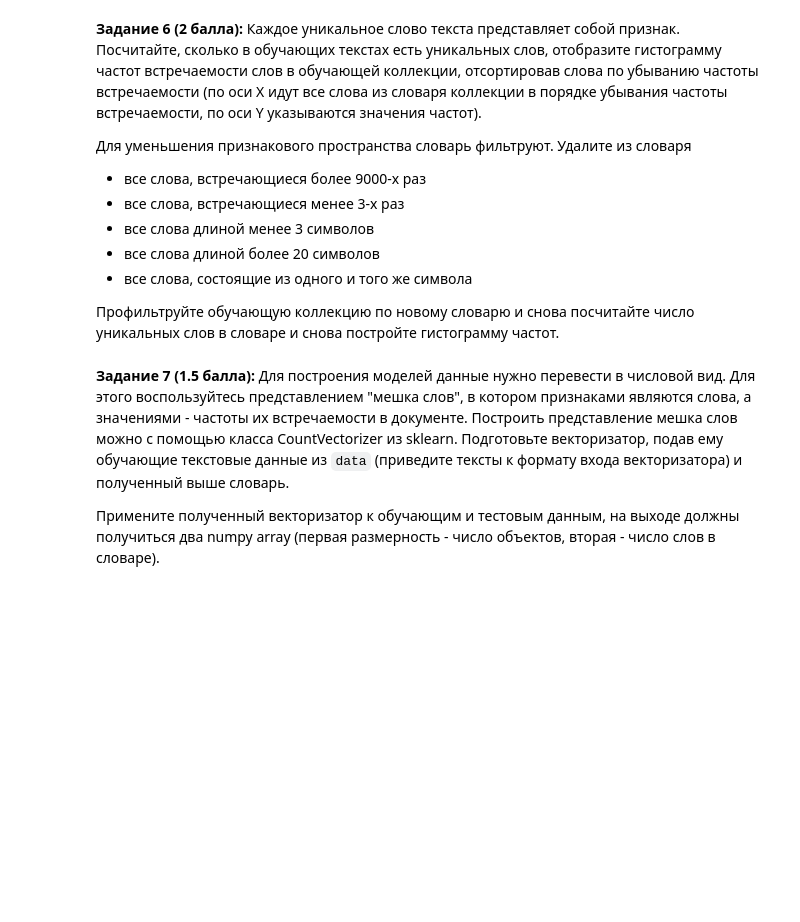
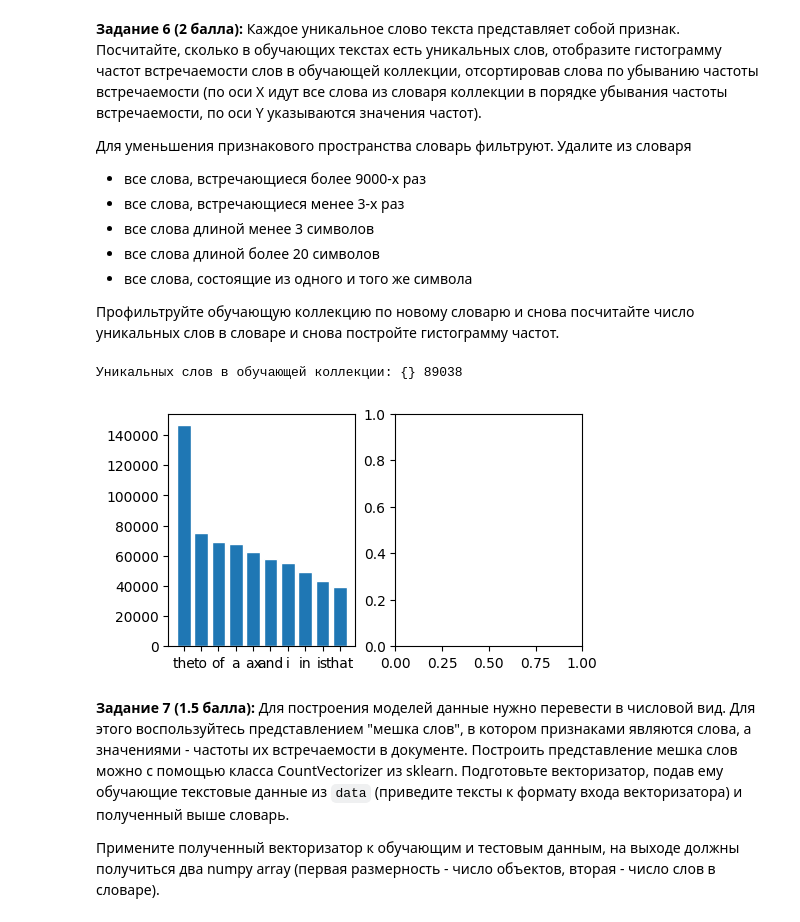
Before and after one commit to YaroslavFYPM/mipt-python, a Jupyter notebook: tasks/03-data-ml.ipynb, the cells around one changed output. Drawn from its saved outputs; the diff is of its cells as text; code cells hidden in the pictures; blank space fills up the shorter version.

```diff
--- a/tasks/03-data-ml.ipynb
+++ b/tasks/03-data-ml.ipynb
@@ -215,3 +210,26 @@ def task_6():
+# %%
+from collections import Counter
+
+vocabulary = Counter()
+
+def task_6():
+    global vocabulary
+    for row, data in new_data.iterrows():
+        if data['is_train']:
+            vocabulary += Counter(data['pp_text'])
+
+    print("Уникальных слов в обучающей коллекции: {}",format(len(vocabulary)))
+
+    fig, axs = plt.subplots(1, 2, figsize=(5, 2.7), layout='constrained')
+
+    words = [x[0] for x in vocabulary.most_common(10)]
+    frequency = [x[1] for x in vocabulary.most_common(10)]
+    axs[0].bar(words, frequency, width=0.8, edgecolor="white")
+# %%
+task_6()
+# %% [output]
+Уникальных слов в обучающей коллекции: {} 89038
+[figure, added]
 # %% [markdown]
 __Задание 7 (1.5 балла):__ Для построения моделей данные нужно перевести в числовой вид. Для этого воспользуйтесь представлением "мешка слов", в котором признаками являются слова, а значениями - частоты их встречаемости в документе. Построить представление мешка слов можно с помощью класса CountVectorizer из sklearn. Подготовьте векторизатор, подав ему обучающие текстовые данные из `data` (приведите тексты к формату входа векторизатора) и полученный выше словарь.
 
```
Also changed, not shown: parts of 2 cells of this notebook.
